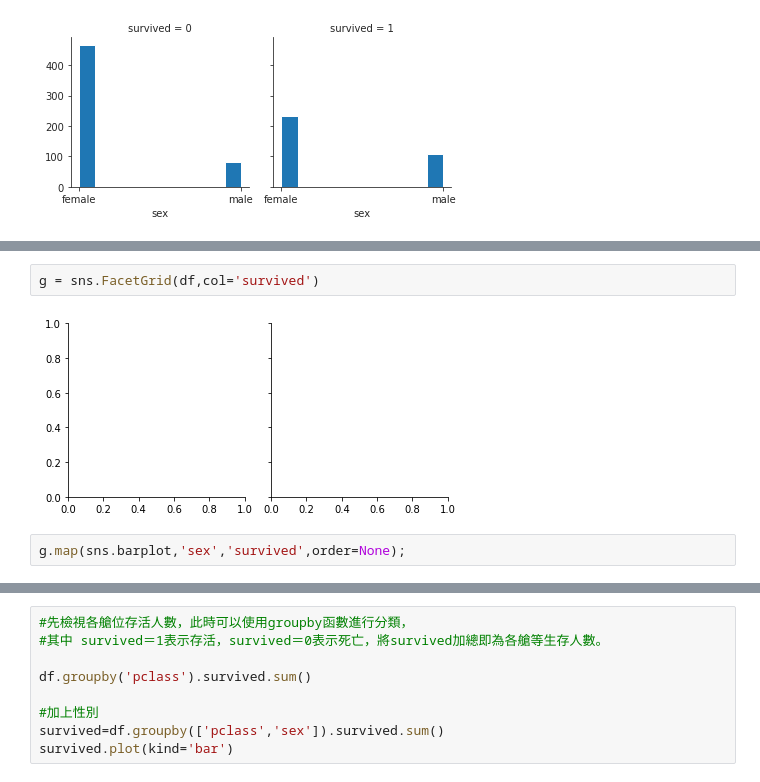
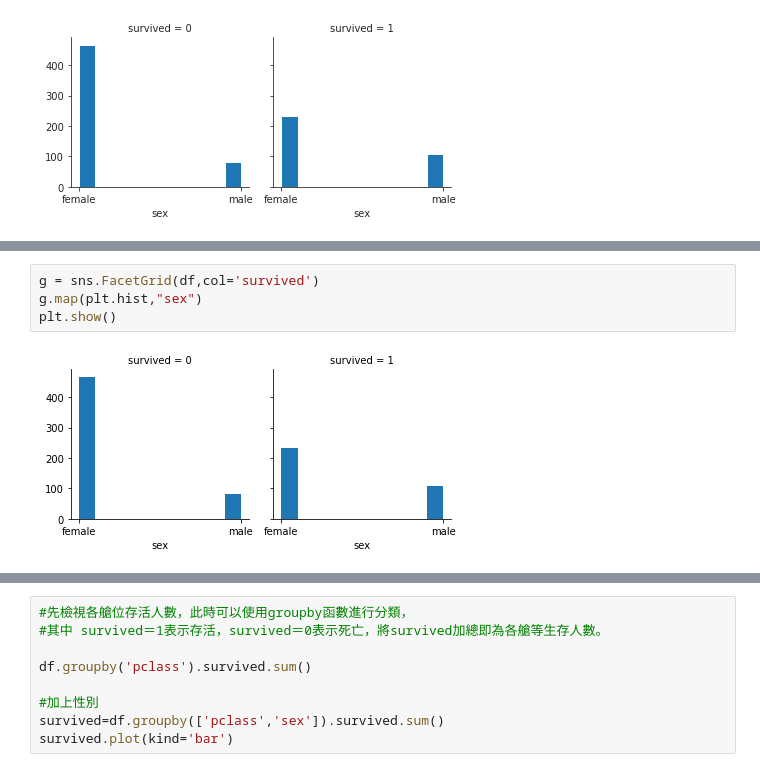
Before and after one commit to keliwu5/ML100Days, a Jupyter notebook: homework/作業題目_D21.ipynb, the cells around one changed output, grey strips where cells are left out. Cells and saved outputs as stored; diff of their text form.

```diff
--- a/homework/作業題目_D21.ipynb
+++ b/homework/作業題目_D21.ipynb
@@ -88,7 +88,7 @@ df.info
 [891 rows x 15 columns]>
 # %%
 g = sns.FacetGrid(df,col='survived')
+g.map(plt.hist,"sex")
+plt.show()
 # %% [output]
-[figure, old version]
+[figure, new version]
-# %%
-g.map(sns.barplot,'sex','survived',order=None);
```
Also changed, not shown: parts of 4 cells of this notebook.
